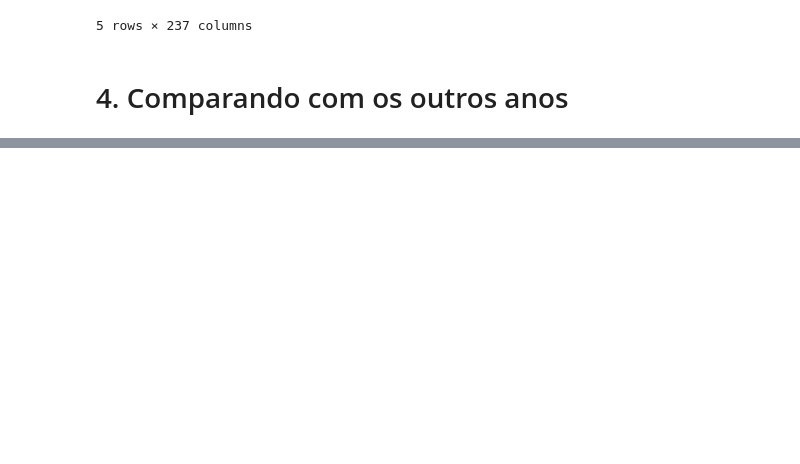
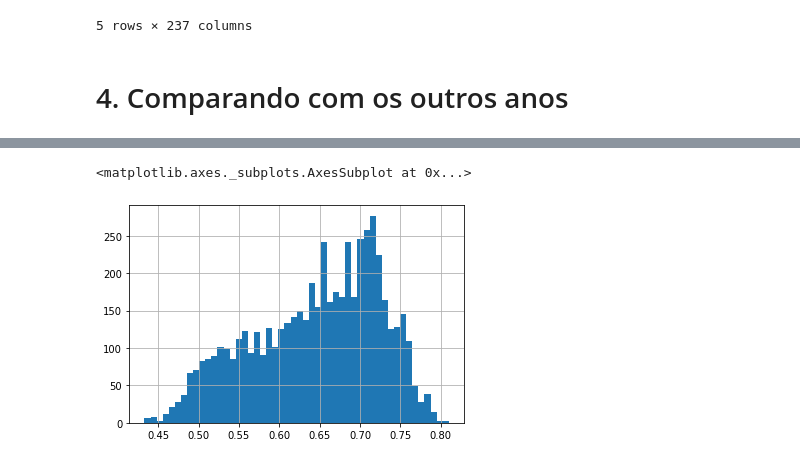
Before and after one commit to EmersonFranca/IDH_Atlas, a Jupyter notebook: Analise_Exploratoria/1_Analise_Exploratoria.ipynb, the cells around one changed output, grey strips where cells are left out. Cells and saved outputs as stored; diff of their text form; code cells hidden in the pictures; blank space fills up the shorter version.

```diff
--- a/Analise_Exploratoria/1_Analise_Exploratoria.ipynb
+++ b/Analise_Exploratoria/1_Analise_Exploratoria.ipynb
@@ -64,0 +76,5 @@ array(['0,329', '0,432', '0,309', '0,407', '0,386', '0,376', '0,203',
+# %%
+dfIDH_1991['IDHM_L'].hist(bins=50)
+# %% [output]
+<matplotlib.axes._subplots.AxesSubplot at 0x...>
+[figure, added]
```
Also changed, not shown: parts of 4 cells of this notebook.
